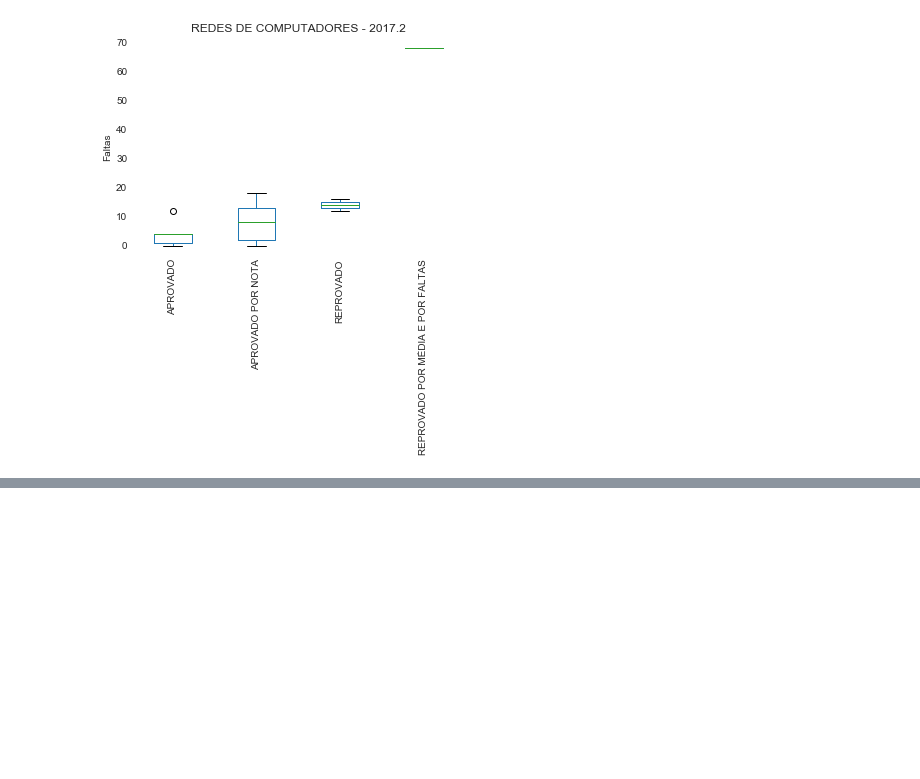
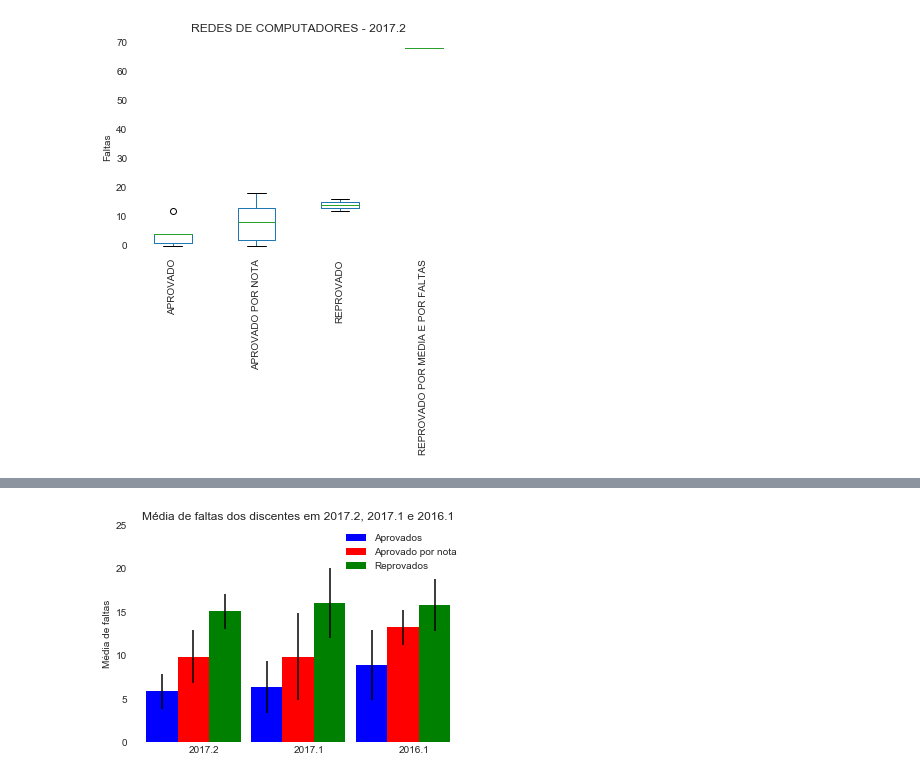
Before and after one commit to GildoAugu/trabalho_probabilidade, a Jupyter notebook: Estudo_Faltas_2.ipynb, the cells around one changed output, grey strips where cells are left out. Cells and saved outputs as stored; diff of their text form; code cells hidden in the pictures; blank space fills up the shorter version.

Commit message:
O grafico geral dos semestres 2016.1, 2017.1 e 2017.2 mudado para um gráfico de barras para ficar mais visível

```diff
--- a/Estudo_Faltas_2.ipynb
+++ b/Estudo_Faltas_2.ipynb
@@ -216,19 +218,0 @@ dataframe_todos_2016_2 = pd.concat(dataframes_grupos_2016_2.values())
-# %%
-# Aqui é onde são gerados os gráficos de todas as disciplinas trabalhadas dos semestres 2016.2, 2017.1 e 2017.2.
-
-ax_2017_2 = dataframe_todos.plot(kind='box', rot=90, title='TODAS AS DISCIPLINAS TRABALHADAS - 2017.2', grid = False)
-ax_2017_2.set(ylabel='Faltas')
-for key, spine in ax_2017_2.spines.items():
-        spine.set_visible(False)
-
-
-ax_2017_1 = dataframe_todos_2017_1.plot(kind='box', rot=90, title='TODAS AS DISCIPLINAS TRABALHADAS - 2017.1', grid = False)
-ax_2017_1.set(ylabel='Faltas')
-for key, spine in ax_2017_1.spines.items():
-        spine.set_visible(False)
-
-
-ax_2016_2 = dataframe_todos_2016_2.plot(kind='box', rot=90, title='TODAS AS DISCIPLINAS TRABALHADAS - 2016.2', grid = False)
-ax_2016_2.set(ylabel='Faltas')
-for key, spine in ax_2016_2.spines.items():
-        spine.set_visible(False)
@@ -238,0 +219,38 @@ for key, spine in ax_2016_2.spines.items():
+# %%
+# Aqui é gerado um gráfico de barras contendo a média dos aprovados, aprovados por nota e
+# reprovados dos semestres de 2017.2, 2017.1 e 2016.1
+N = 3
+ind = np.arange(N)
+width = 0.3
+
+fig, ax = plt.subplots()
+
+mean_aprovados = (dataframe_todos_2017_2['APROVADO'].mean(), dataframe_todos_2017_1['APROVADO'].mean(),
+            dataframe_todos_2016_1['APROVADO'].mean())
+mean_aprovados_std = (2, 3, 4)
+rects1 = ax.bar(ind - width, mean_aprovados, width, color='b', yerr=mean_aprovados_std)
+
+mean_reprovados = (dataframe_todos_2017_2['REPROVADO'].mean(), dataframe_todos_2017_1['REPROVADO'].mean(),
+              dataframe_todos_2016_1['REPROVADO'].mean())
+mean_reprovados_std = (2, 4, 3)
+rects2 = ax.bar(ind + width, mean_reprovados, width, color='g', yerr=mean_reprovados_std)
+
+mean_aprovados_nota = (dataframe_todos_2017_2['APROVADO POR NOTA'].mean(), dataframe_todos_2017_1['APROVADO POR NOTA'].mean(),
+              dataframe_todos_2016_1['APROVADO POR NOTA'].mean())
+mean_aprovados_nota_std = (3, 5, 2)
+rects3 = ax.bar(ind, mean_aprovados_nota, width, color='r', yerr=mean_aprovados_nota_std)
+
+# Ajustando os labels, os títulos, colocando os limites, ajustandos os ticks e etc
+ax.set_ylabel('Média de faltas')
+ax.set_title('Média de faltas dos discentes em 2017.2, 2017.1 e 2016.1')
+ax.set_ylim(0, 25)
+ax.set_xticks(ind + width/3)
+ax.set_xticklabels(('2017.2', '2017.1', '2016.1'))
+ax.grid('False')
+for key, spine in ax.spines.items():
+        spine.set_visible(False)
+ax.legend((rects1[0], rects3[0], rects2[0],), ('Aprovados', 'Aprovado por nota', 'Reprovados'))
+
+plt.show()
+# %% [output]
+[figure, added]
```
Also changed, not shown: parts of 8 cells of this notebook.
